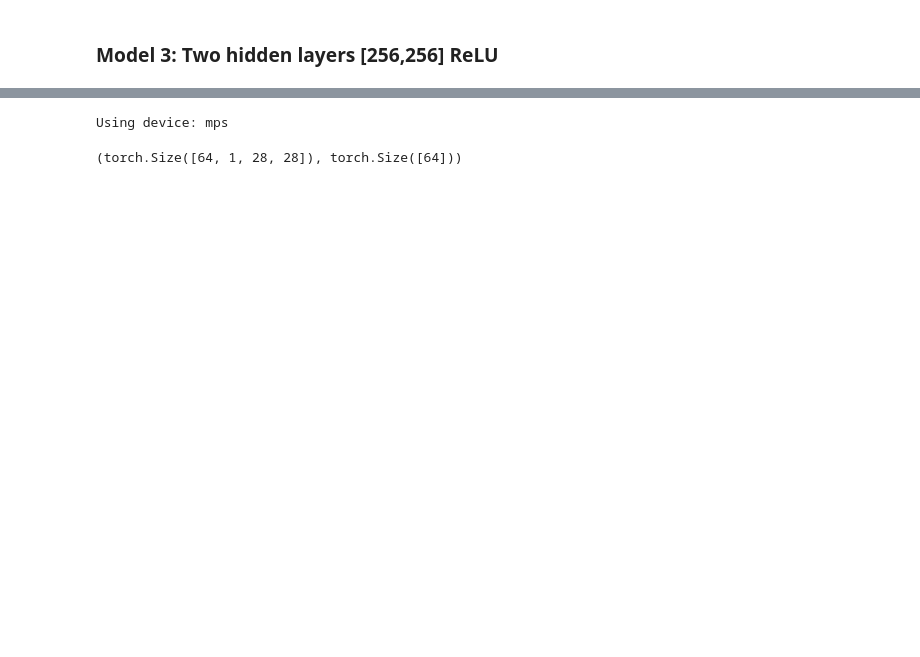
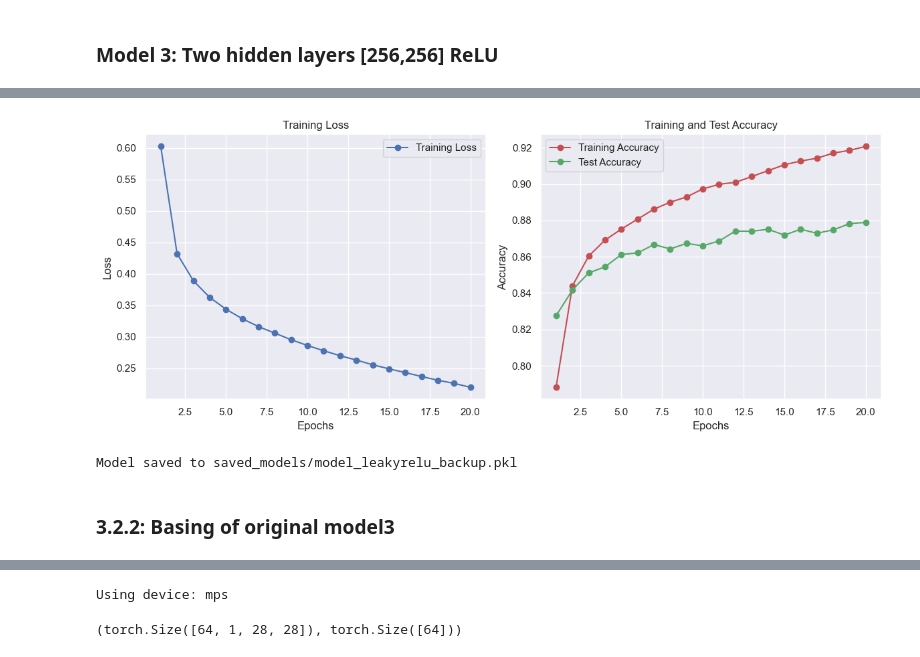
Before and after one commit to NickMilin/COMP551_A3, a Jupyter notebook: COMP551_A3.ipynb, the cells around one changed output, grey strips where cells are left out. Drawn from its saved outputs; the diff is of its cells as text; code cells hidden in the pictures; blank space fills up the shorter version.

```diff
--- a/COMP551_A3.ipynb
+++ b/COMP551_A3.ipynb
@@ -440,0 +527,3 @@ model3.plot_history()
+# %%
+model_leakyrelu = MLP(activation_function=leakyRelu(gamma=0.01), num_hidden_layers=2, units=[256,256])
+model_leakyrelu.fit(train_loader, test_loader, 0.01, 20)
@@ -440,0 +551,7 @@ model3.plot_history()
+# %%
+model_leakyrelu.plot_history()
+# %% [output]
+[figure, added]
+Model saved to saved_models/model_leakyrelu_backup.pkl
+# %% [markdown]
+### 3.2.2: Basing of original model3
```
Also changed, not shown: parts of 21 cells of this notebook, 8 other files.
